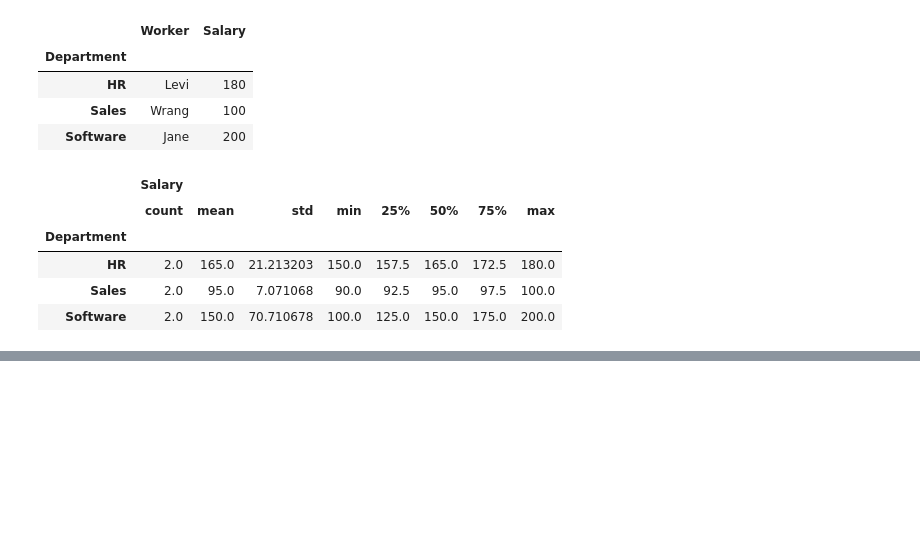
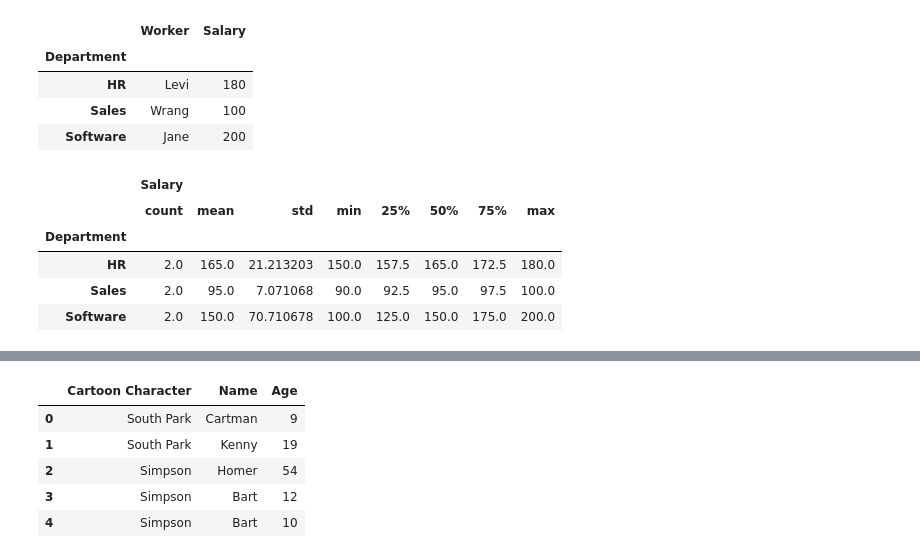
Before and after one commit to MertGuney/Python-Training, a Jupyter notebook: Pandas/03-Pandas-Operations.ipynb, the cells around one changed output, grey strips where cells are left out. Cells and saved outputs as stored; diff of their text form; code cells hidden in the pictures; blank space fills up the shorter version.

```diff
--- a/Pandas/03-Pandas-Operations.ipynb
+++ b/Pandas/03-Pandas-Operations.ipynb
@@ -105,0 +258,15 @@ groupObject.describe()
+# %%
+newDictionary = { "Cartoon Character": ["South Park", "South Park", "Simpson", "Simpson", "Simpson"],
+                  "Name": ["Cartman", "Kenny", "Homer", "Bart", "Bart"],
+                  "Age": [9, 19, 54, 12, 10]
+                }
+newDataFrame = pd.DataFrame(newDictionary)
+# %%
+newDataFrame
+# %% [output]
+|  | Cartoon Character | Name | Age |
+| 0 | South Park | Cartman | 9 |
+| 1 | South Park | Kenny | 19 |
+| 2 | Simpson | Homer | 54 |
+| 3 | Simpson | Bart | 12 |
+| 4 | Simpson | Bart | 10 |
```
Also changed, not shown: parts of 26 cells of this notebook, 3 other files.
